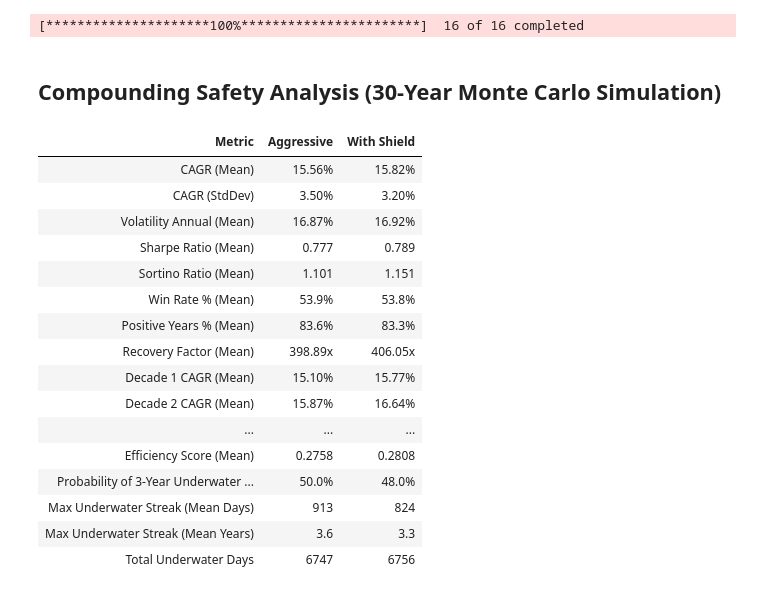
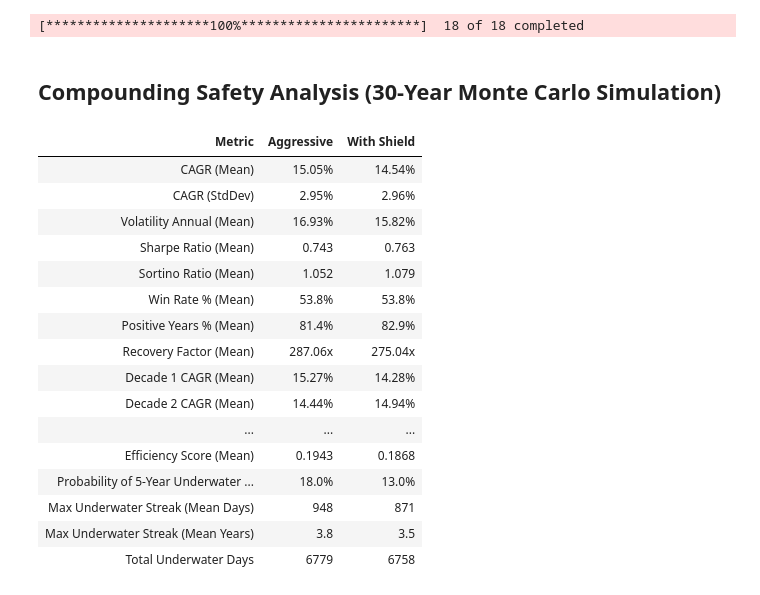
Before and after one commit to sacrom-wongbe/compounding-focus-finance-tooling, a Jupyter notebook: Monte Carlo.ipynb, the cells around one changed output. Saved outputs shown, nothing was run; the diff lists cells and outputs as text; code cells hidden in the pictures.

```diff
--- a/Monte Carlo.ipynb
+++ b/Monte Carlo.ipynb
@@ -8,7 +8,7 @@ from IPython.display import display, HTML
 # Tickers ranked by performance metrics (from best to worst)
 tickers = ['USMV', 'SCHD', 'VDC', 'VOO', 'QUAL', 'SPMO', 'AVDV', 'XLP',
            'VUG', 'XLV', 'VTI', 'AVUV', 'VXUS', 'QQQM', 'SPGP', 'VT',
-           'MTUM', 'VTV', 'SPY', 'IVE', 'SPHB']
+           'MTUM', 'VTV']
 
 # Download data
 raw_data = yf.download(tickers, start="2000-01-01", end="2025-01-01")
@@ -32,7 +32,7 @@ returns = data.pct_change().dropna()
 # Portfolio A: High Growth Engine (top growth tickers)
 weights_a = {'VTI': 1}
 # Portfolio B: Growth + The Shield (defensive tilt with top-ranked defensive stocks)
-weights_b = {'VTI': 0.3, 'SPMO': 0.1, 'QQQM': 0.1, 'AVUV': 0.1, 'VXUS': 0.1, 'SPGP': 0.1, 'AVDV': 0.05, 'USMV': 0.05, 'MTUM': 0.1}
+weights_b = {'SPMO': 0.15, 'QQQM': 0.2, 'VUG': 0.15, 'VXUS': 0.075, 'SPGP': 0.1, 'AVDV': 0.075, 'VDC': 0.1, 'XLV': 0.075, 'VTV': 0.075}
 
 def simulate_future(returns, weights, years=30, block_size=20):
     """Creates a 'Frankenstein' future by stitching random 20-day blocks."""
@@ -51,7 +51,7 @@ def simulate_future(returns, weights, years=30, block_size=20):
     wealth_index = (1 + pd.Series(sim_returns[:n_days])).cumprod()
     return wealth_index
 
-year_streak=3
+year_streak=5
 
 def calculate_metrics(path):
     """Calculate comprehensive metrics for a given path."""
@@ -240,47 +240,47 @@ summary_data = {
         f"{df_b['Volatility_Annual'].mean():.2%}",
         f"{df_b['Sharpe_Ratio'].mean():.3f}",
         f"{df_b['Sortino_Ratio'].mean():.3f}",
         f"{df_b['Win_Rate'].mean():.1f}%",
         f"{df_b['Positive_Years_Pct'].mean():.1f}%",
         f"{df_b['Recovery_Factor'].mean():.2f}x",
         f"{df_b['Decade1_CAGR'].mean():.2%}",
         f"{df_b['Decade2_CAGR'].mean():.2%}",
         f"{df_b['Decade3_CAGR'].mean():.2%}",
         f"{prob_ruin_b:.1f}%",
         f"{df_b['DD'].mean():.2%}",
         f"{df_b['DD'].std():.2%}",
         f"{df_b['Growth'].mean():.2f}x",
         f"{df_b['Growth'].quantile(0.05):.2f}x",
         f"${10000 * df_b['Growth'].quantile(0.05):,.0f}",
         f"{df_b['Martin_Ratio'].mean():.4f}",
         f"{df_b['Efficiency_Score'].mean():.4f}",
         f"{df_b[f'Has_{year_streak}Yr_Streak'].sum() / len(df_b) * 100:.1f}%",
         f"{df_b['Max_Underwater_Streak_Days'].mean():.0f}",
         f"{df_b['Max_Underwater_Streak_Days'].mean() / 252:.1f}",
         f"{df_b['Total_Underwater_Days'].mean():.0f}"
     ]
 }
 
 summary_df = pd.DataFrame(summary_data)
 display(HTML("<h2>Compounding Safety Analysis (30-Year Monte Carlo Simulation)</h2>"))
 display(HTML(summary_df.to_html(index=False)))
 # %% [output]
-[*********************100%***********************]  16 of 16 completed
+[*********************100%***********************]  18 of 18 completed
 Compounding Safety Analysis (30-Year Monte Carlo Simulation)
 | Metric | Aggressive | With Shield |
-| CAGR (Mean) | 15.56% | 15.82% |
-| CAGR (StdDev) | 3.50% | 3.20% |
-| Volatility Annual (Mean) | 16.87% | 16.92% |
-| Sharpe Ratio (Mean) | 0.777 | 0.789 |
-| Sortino Ratio (Mean) | 1.101 | 1.151 |
-| Win Rate % (Mean) | 53.9% | 53.8% |
-| Positive Years % (Mean) | 83.6% | 83.3% |
-| Recovery Factor (Mean) | 398.89x | 406.05x |
-| Decade 1 CAGR (Mean) | 15.10% | 15.77% |
-| Decade 2 CAGR (Mean) | 15.87% | 16.64% |
+| CAGR (Mean) | 15.05% | 14.54% |
+| CAGR (StdDev) | 2.95% | 2.96% |
+| Volatility Annual (Mean) | 16.93% | 15.82% |
+| Sharpe Ratio (Mean) | 0.743 | 0.763 |
+| Sortino Ratio (Mean) | 1.052 | 1.079 |
+| Win Rate % (Mean) | 53.8% | 53.8% |
+| Positive Years % (Mean) | 81.4% | 82.9% |
+| Recovery Factor (Mean) | 287.06x | 275.04x |
+| Decade 1 CAGR (Mean) | 15.27% | 14.28% |
+| Decade 2 CAGR (Mean) | 14.44% | 14.94% |
 | ... | ... | ... |
-| Efficiency Score (Mean) | 0.2758 | 0.2808 |
-| Probability of 3-Year Underwater ... | 50.0% | 48.0% |
-| Max Underwater Streak (Mean Days) | 913 | 824 |
-| Max Underwater Streak (Mean Years) | 3.6 | 3.3 |
-| Total Underwater Days | 6747 | 6756 |
+| Efficiency Score (Mean) | 0.1943 | 0.1868 |
+| Probability of 5-Year Underwater ... | 18.0% | 13.0% |
+| Max Underwater Streak (Mean Days) | 948 | 871 |
+| Max Underwater Streak (Mean Years) | 3.8 | 3.5 |
+| Total Underwater Days | 6779 | 6758 |
```
Also changed, not shown: 2 other files.
